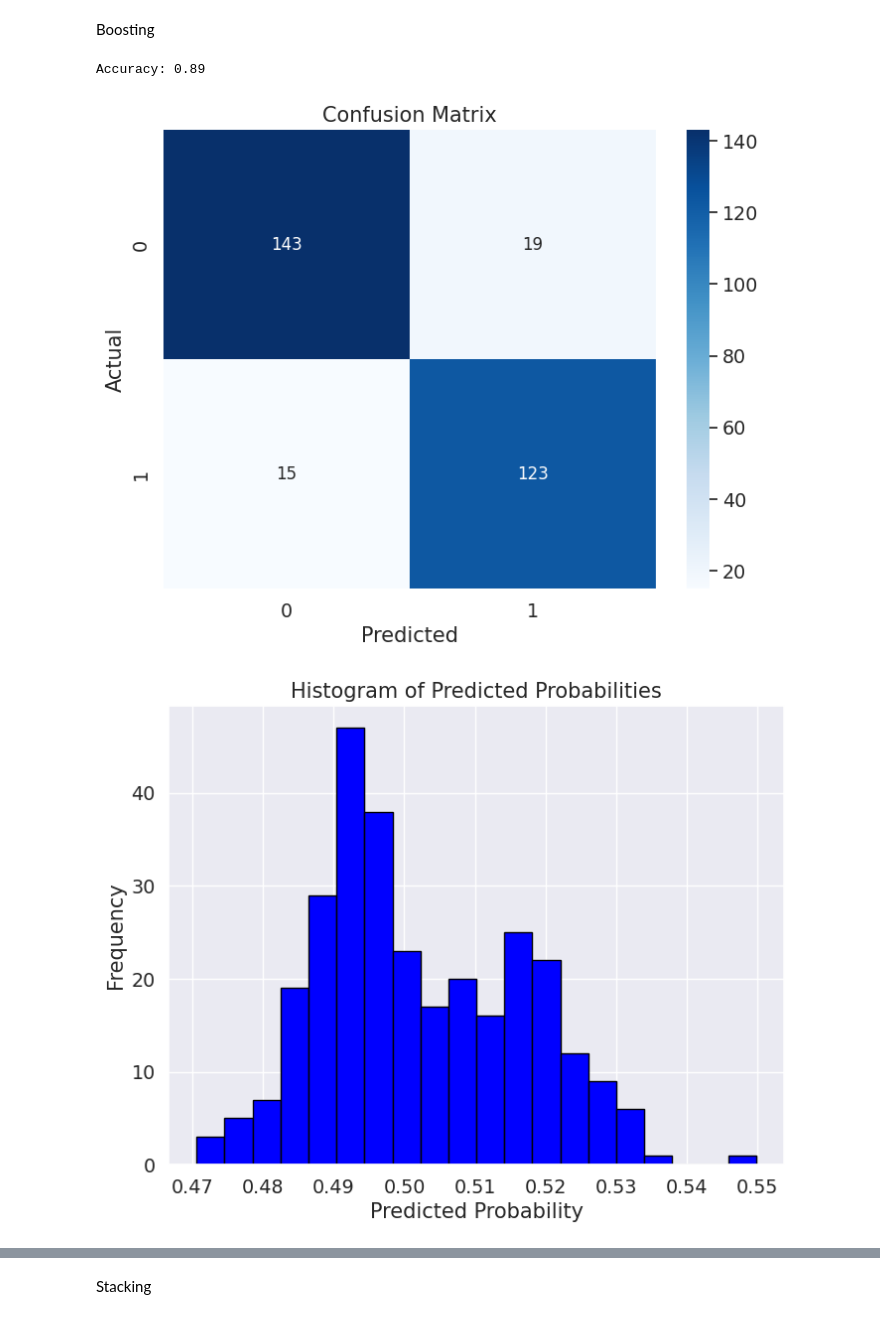
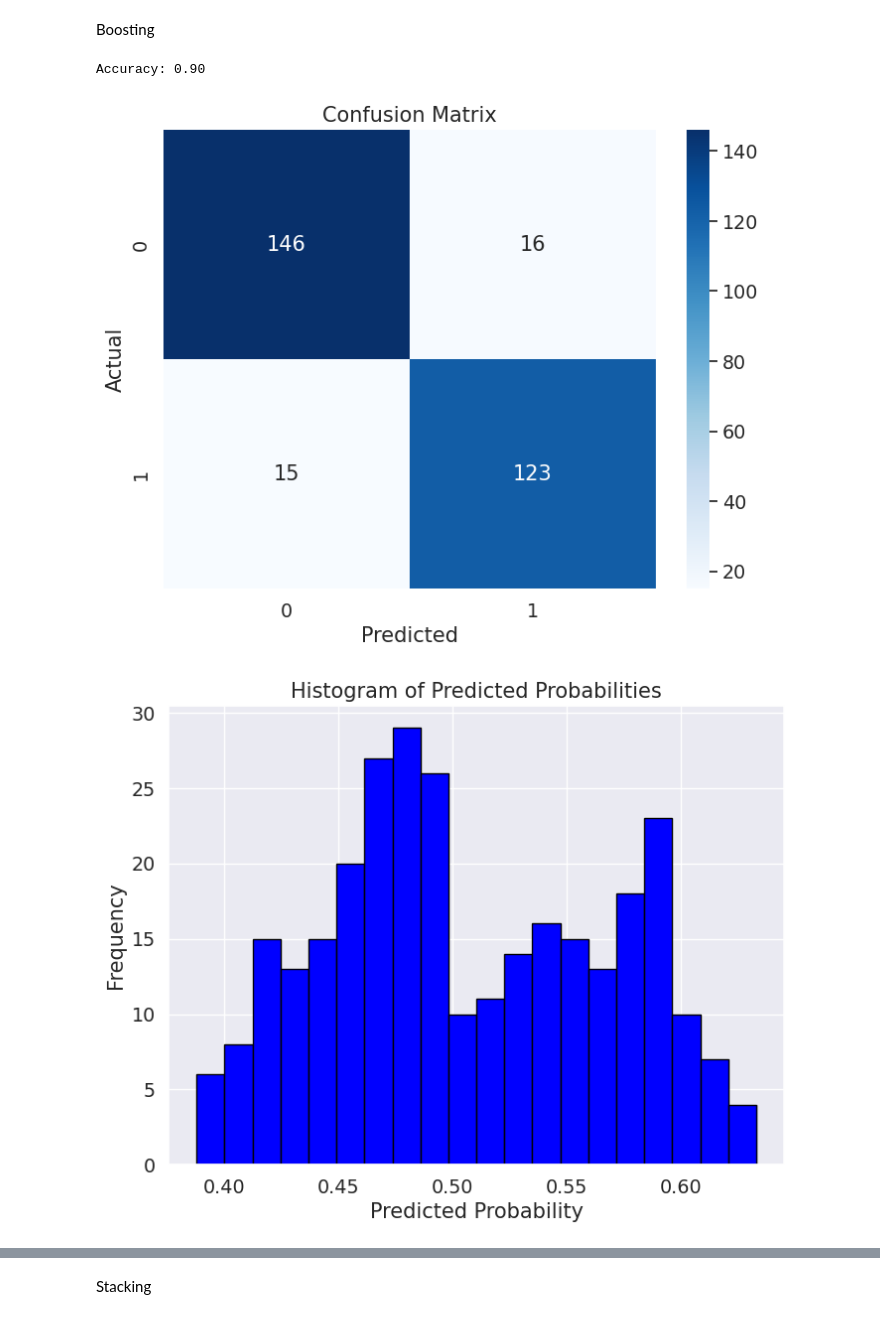
Before and after one commit to Sanskritiprasad/Mental-Health-Prediction-using-Machine-Learning-Algorithms, a Jupyter notebook: MentalHealthPredictionSystem.ipynb, the cells around one changed output, grey strips where cells are left out. Saved outputs shown, nothing was run; the diff lists cells and outputs as text; code cells hidden in the pictures.

```diff
--- a/MentalHealthPredictionSystem.ipynb
+++ b/MentalHealthPredictionSystem.ipynb
@@ -1235,7 +1254,7 @@ import seaborn as sns
 def boosting(X_train, X_test, y_train, y_test):
     # Building and fitting the AdaBoostClassifier
     clf = DecisionTreeClassifier(criterion='entropy', max_depth=1)
-    boost = AdaBoostClassifier(base_estimator=clf, n_estimators=500)
+    boost = AdaBoostClassifier(estimator=clf, n_estimators=500)  # Updated 'base_estimator' to 'estimator'
     boost.fit(X_train, y_train)
 
     # Make class predictions for the testing set
@@ -1264,33 +1283,33 @@ def boosting(X_train, X_test, y_train, y_test):
     plt.xlabel('Predicted Probability')
     plt.ylabel('Frequency')
     plt.show()
 
     # ROC Curve
     fpr, tpr, _ = roc_curve(y_test, y_pred_proba)
     roc_auc = auc(fpr, tpr)
     plt.figure(figsize=(8, 6))
     plt.plot(fpr, tpr, color='blue', lw=2, label=f'ROC curve (area = {roc_auc:.2f})')
     plt.plot([0, 1], [0, 1], color='red', lw=2, linestyle='--')
     plt.xlim([0.0, 1.0])
     plt.ylim([0.0, 1.05])
     plt.xlabel('False Positive Rate')
     plt.ylabel('True Positive Rate')
     plt.title('Receiver Operating Characteristic (ROC) Curve')
     plt.legend(loc='lower right')
     plt.show()
 
     # Data for final graph
     methodDict['Boosting'] = accuracy * 100
 
 # Example data (replace with your actual dataset)
 from sklearn.datasets import make_classification
 from sklearn.model_selection import train_test_split
 X, y = make_classification(n_samples=1000, n_features=20, n_informative=2, n_redundant=10, random_state=42)
 X_train, X_test, y_train, y_test = train_test_split(X, y, test_size=0.3, random_state=42)
 
 # Call the function with the example data
 boosting(X_train, X_test, y_train, y_test)
 # %% [output]
-Accuracy: 0.89
+Accuracy: 0.90
-[figure, old version]
+[figure, new version]
-[figure, old version]
+[figure, new version]
```
Also changed, not shown: parts of 21 cells of this notebook.
